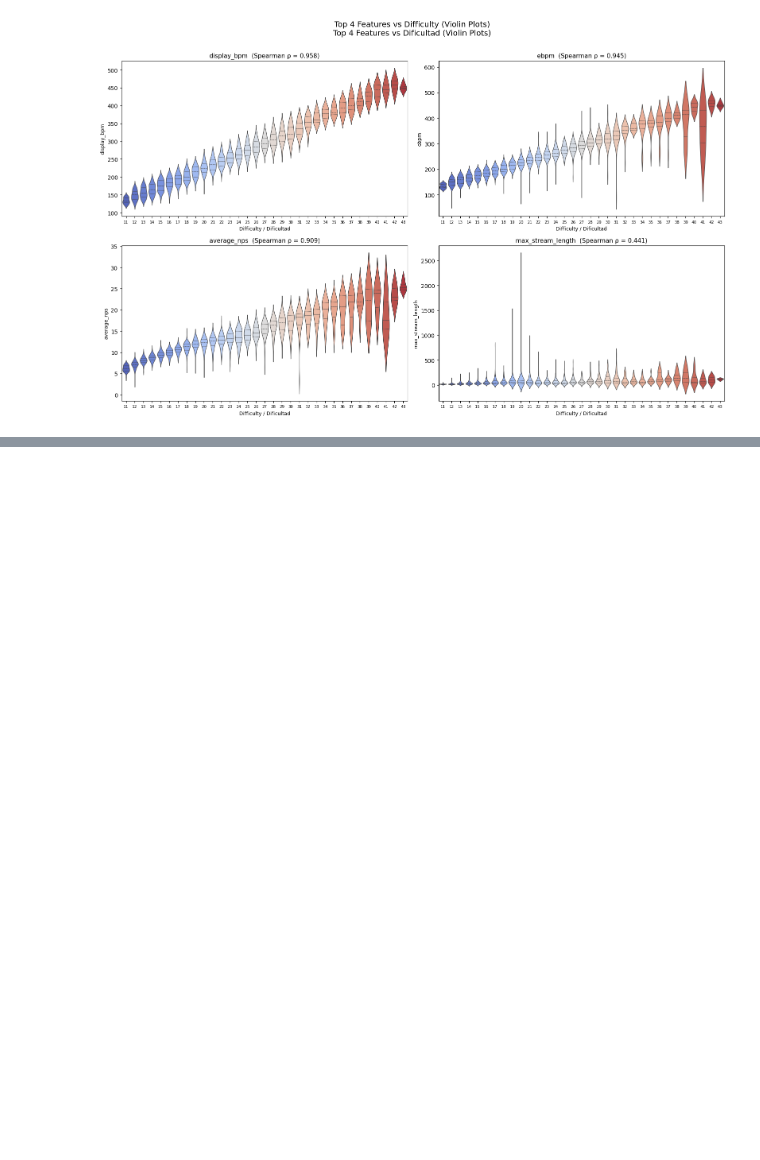
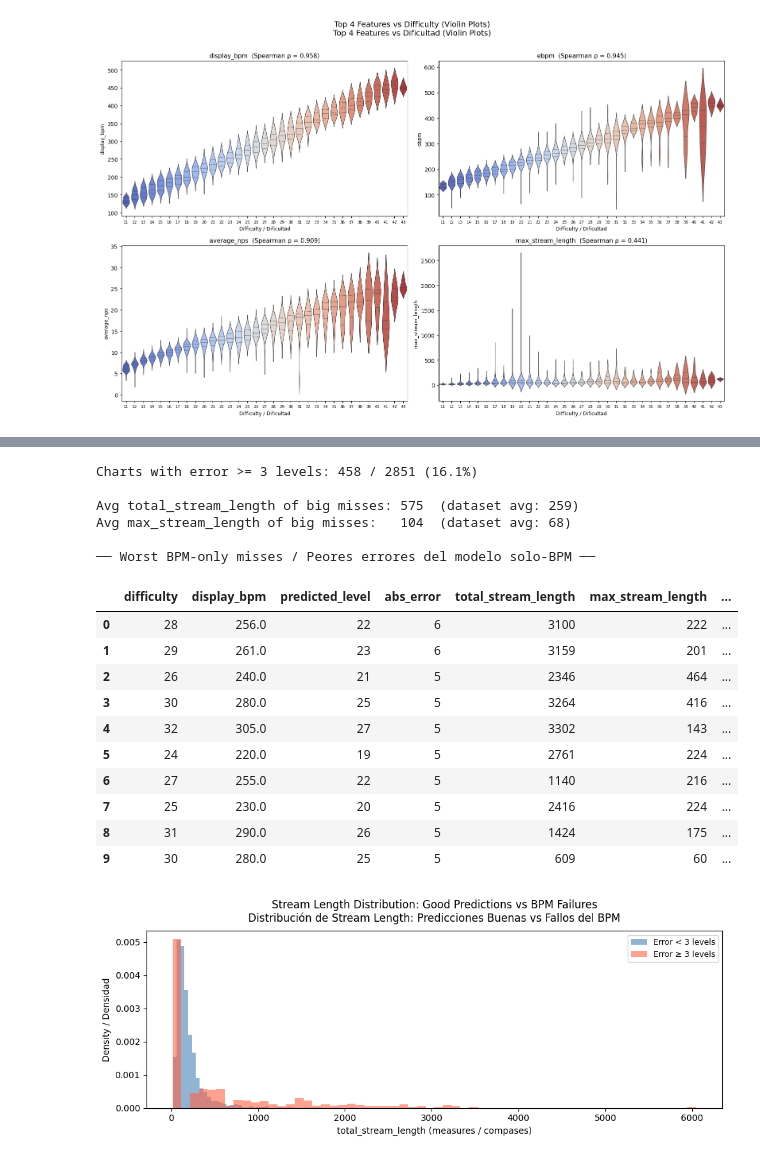
Before and after one commit to MaruDeHabanero/ITGStamina-rater-ml, a Jupyter notebook: ml-core/notebooks/03_exploratory_data_analysis.ipynb, the cells around one changed output, grey strips where cells are left out. Saved outputs shown, nothing was run; the diff lists cells and outputs as text; code cells hidden in the pictures; blank space fills up the shorter version.

```diff
--- a/ml-core/notebooks/03_exploratory_data_analysis.ipynb
+++ b/ml-core/notebooks/03_exploratory_data_analysis.ipynb
@@ -384,0 +597,64 @@ Passing `palette` without assigning `hue` is deprecated and will be removed in v
+# %%
+# ES: Identificar charts donde el modelo BPM-only se equivoca por 3 o más niveles.
+# EN: Identify charts where the BPM-only model is off by 3 or more levels.
+errors_bpm = np.abs(y - np.round(pred_bpm))
+big_miss = df[errors_bpm >= 3].copy()
+big_miss["predicted_level"] = np.round(pred_bpm)[errors_bpm >= 3].astype(int)
+big_miss["abs_error"] = errors_bpm[errors_bpm >= 3].astype(int)
+
+print(f"Charts with error >= 3 levels: {len(big_miss)} / {len(df)} ({len(big_miss)/len(df)*100:.1f}%)")
+print(f"\nAvg total_stream_length of big misses: {big_miss['total_stream_length'].mean():.0f}"
+      f"  (dataset avg: {df['total_stream_length'].mean():.0f})")
+print(f"Avg max_stream_length of big misses:   {big_miss['max_stream_length'].mean():.0f}"
+      f"  (dataset avg: {df['max_stream_length'].mean():.0f})")
+
+print("\n── Worst BPM-only misses / Peores errores del modelo solo-BPM ──")
+display(
+    big_miss
+    .nlargest(10, "abs_error")
+    [["difficulty", "display_bpm", "predicted_level", "abs_error",
+      "total_stream_length", "max_stream_length", "break_count"]]
+    .reset_index(drop=True)
+)
+
+# ── Histogram: stream lengths of big misses vs rest ─────────────────────────
+# ES: Comparar la distribución de total_stream_length entre los charts que el
+#     modelo BPM-only predice bien vs los que falla gravemente.
+# EN: Compare total_stream_length distributions between charts the BPM-only
+#     model predicts well vs those it badly misses.
+fig, ax = plt.subplots(figsize=(10, 4))
+
+ax.hist(df.loc[errors_bpm < 3, "total_stream_length"], bins=60, alpha=0.6,
+        color="steelblue", label="Error < 3 levels", density=True)
+ax.hist(big_miss["total_stream_length"], bins=60, alpha=0.6,
+        color="tomato", label="Error ≥ 3 levels", density=True)
+
+ax.set_xlabel("total_stream_length (measures / compases)", fontsize=10)
+ax.set_ylabel("Density / Densidad", fontsize=10)
+ax.set_title(
+    "Stream Length Distribution: Good Predictions vs BPM Failures\n"
+    "Distribución de Stream Length: Predicciones Buenas vs Fallos del BPM",
+    fontsize=12, pad=10,
+)
+ax.legend(fontsize=9)
+plt.tight_layout()
+plt.show()
+# %% [output]
+Charts with error >= 3 levels: 458 / 2851 (16.1%)
+
+Avg total_stream_length of big misses: 575  (dataset avg: 259)
+Avg max_stream_length of big misses:   104  (dataset avg: 68)
+
+── Worst BPM-only misses / Peores errores del modelo solo-BPM ──
+|  | difficulty | display_bpm | predicted_level | abs_error | total_stream_length | max_stream_length | ... |
+| 0 | 28 | 256.0 | 22 | 6 | 3100 | 222 | ... |
+| 1 | 29 | 261.0 | 23 | 6 | 3159 | 201 | ... |
+| 2 | 26 | 240.0 | 21 | 5 | 2346 | 464 | ... |
+| 3 | 30 | 280.0 | 25 | 5 | 3264 | 416 | ... |
+| 4 | 32 | 305.0 | 27 | 5 | 3302 | 143 | ... |
+| 5 | 24 | 220.0 | 19 | 5 | 2761 | 224 | ... |
+| 6 | 27 | 255.0 | 22 | 5 | 1140 | 216 | ... |
+| 7 | 25 | 230.0 | 20 | 5 | 2416 | 224 | ... |
+| 8 | 31 | 290.0 | 26 | 5 | 1424 | 175 | ... |
+| 9 | 30 | 280.0 | 25 | 5 | 609 | 60 | ... |
+[figure, added]
```
Also changed, not shown: parts of 12 cells of this notebook, 3 other files.
